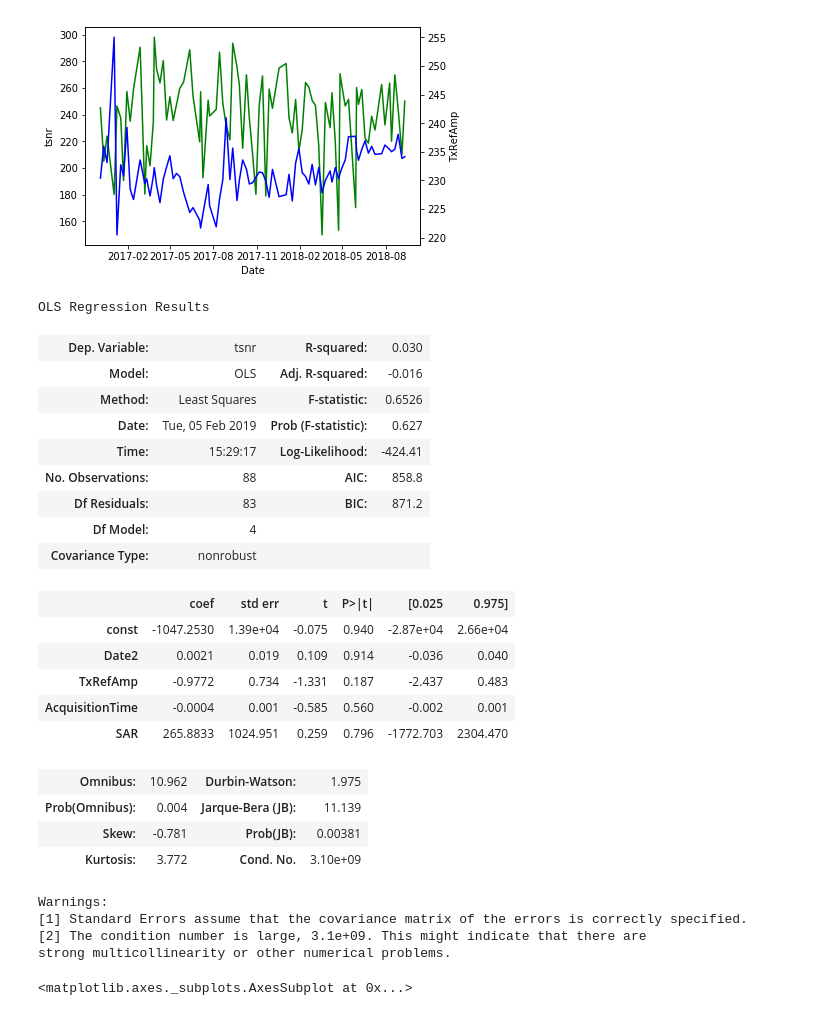
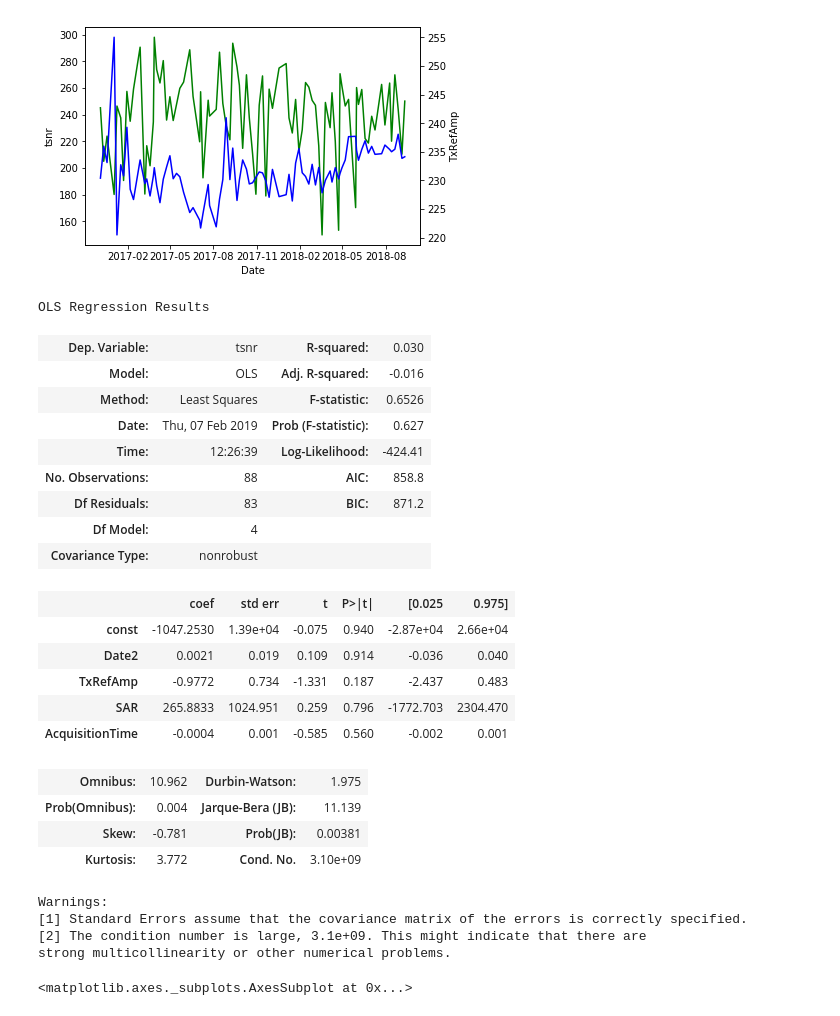
Before and after one commit to proj-nuisance/nuisance, a Jupyter notebook: ipy/regression.py.ipynb, the cells around one changed output. Drawn from its saved outputs; the diff is of its cells as text; code cells hidden in the pictures.

```diff
--- a/ipy/regression.py.ipynb
+++ b/ipy/regression.py.ipynb
@@ -90,32 +90,32 @@ sns.lineplot(x="Date", y="TxRefAmp", data=df, color="b", ax=ax2)
 <matplotlib.axes._subplots.AxesSubplot at 0x...>
 [figure]
 # %%
-X = df[["Date2", "TxRefAmp", "AcquisitionTime", "SAR"]]
+X = df[["Date2", "TxRefAmp", "SAR", "AcquisitionTime"]]
 X = sm.add_constant(X)
 
 y = df["tsnr"]
 
 model = sm.OLS(y, X).fit()
 predictions = model.predict(X)
 
 model.summary()
 # %% [output]
 OLS Regression Results
 | Dep. Variable: | tsnr | R-squared: | 0.030 |
 | Model: | OLS | Adj. R-squared: | -0.016 |
 | Method: | Least Squares | F-statistic: | 0.6526 |
-| Date: | Tue, 05 Feb 2019 | Prob (F-statistic): | 0.627 |
-| Time: | 15:29:17 | Log-Likelihood: | -424.41 |
+| Date: | Thu, 07 Feb 2019 | Prob (F-statistic): | 0.627 |
+| Time: | 12:26:39 | Log-Likelihood: | -424.41 |
 | No. Observations: | 88 | AIC: | 858.8 |
 | Df Residuals: | 83 | BIC: | 871.2 |
 | Df Model: | 4 |  |  |
 | Covariance Type: | nonrobust |  |  |
 |  | coef | std err | t | P>|t| | [0.025 | 0.975] |
 | const | -1047.2530 | 1.39e+04 | -0.075 | 0.940 | -2.87e+04 | 2.66e+04 |
 | Date2 | 0.0021 | 0.019 | 0.109 | 0.914 | -0.036 | 0.040 |
 | TxRefAmp | -0.9772 | 0.734 | -1.331 | 0.187 | -2.437 | 0.483 |
+| SAR | 265.8833 | 1024.951 | 0.259 | 0.796 | -1772.703 | 2304.470 |
 | AcquisitionTime | -0.0004 | 0.001 | -0.585 | 0.560 | -0.002 | 0.001 |
-| SAR | 265.8833 | 1024.951 | 0.259 | 0.796 | -1772.703 | 2304.470 |
 | Omnibus: | 10.962 | Durbin-Watson: | 1.975 |
 | Prob(Omnibus): | 0.004 | Jarque-Bera (JB): | 11.139 |
 | Skew: | -0.781 | Prob(JB): | 0.00381 |
```
Also changed, not shown: parts of 2 cells of this notebook.
